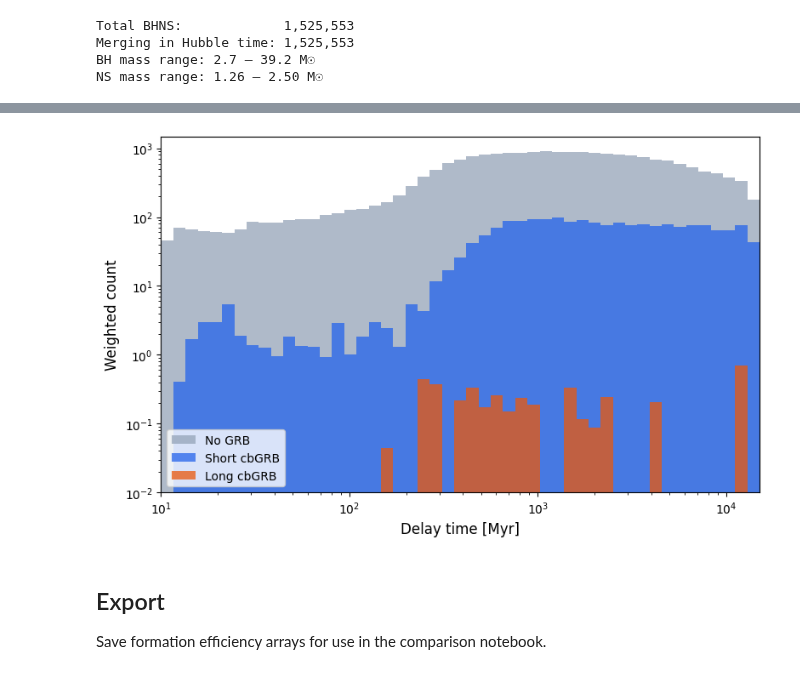
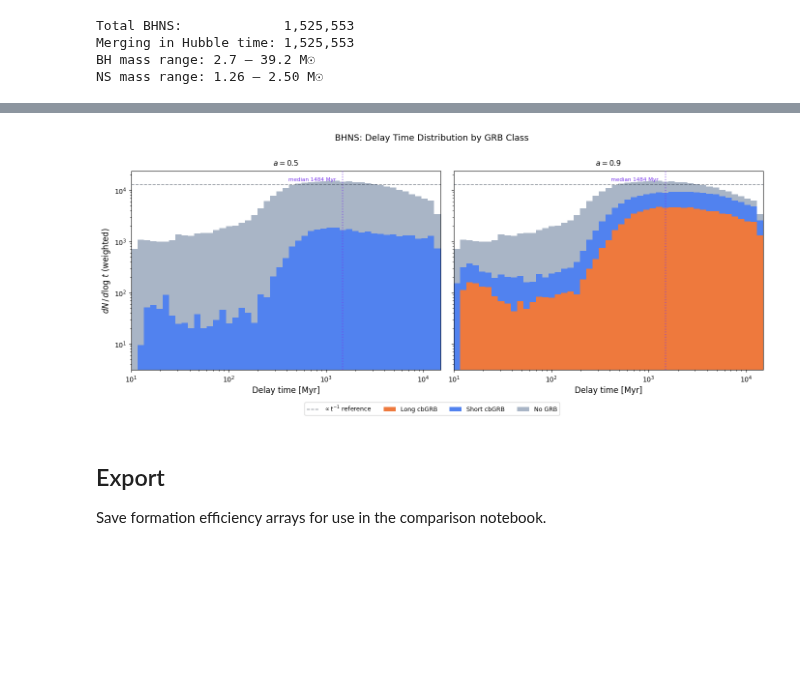
Before and after one commit to jorodgrz/GRBproject, a Jupyter notebook: GRB_BHNS.ipynb, the cells around one changed output, grey strips where cells are left out. Drawn from its saved outputs; the diff is of its cells as text; code cells hidden in the pictures; blank space fills up the shorter version.

```diff
--- a/GRB_BHNS.ipynb
+++ b/GRB_BHNS.ipynb
@@ -132,7 +190,7 @@ NS  = M_NS[mask_merging]
 w   = weights[mask_merging]
 
 results = {}  # keyed by BH spin value
-for a in [0.0, 0.5, 0.7]:
+for a in [0.0, 0.3, 0.5, 0.7, 0.9]:
     M_disk    = foucart_disk_mass(BH, NS, a_BH=a)
     no_grb    = (M_disk < 0.01)
     short_grb = (M_disk >= 0.01) & (M_disk < 0.1)
@@ -389,29 +655,67 @@ Shown for the fiducial spin `a = 0.5`; split by GRB class.
 # %%
 delay_BHNS_all = (tform + tc)[mask_merging]
-no_grb_05, short_grb_05, long_grb_05, _ = results[0.5]
 w_m = weights[mask_merging]
 
-bins = np.logspace(1, np.log10(1.5e4), 50)  # 10 Myr to ~Hubble time
+bins = np.logspace(1, np.log10(1.5e4), 50)
+dlogbins = np.diff(np.log10(bins))
 
-fig, ax = plt.subplots(figsize=(8, 5))
-ax.hist(delay_BHNS_all[no_grb_05],    bins=bins, weights=w_m[no_grb_05],
-        color='#94A3B8', alpha=0.75, label='No GRB')
-ax.hist(delay_BHNS_all[short_grb_05], bins=bins, weights=w_m[short_grb_05],
-        color='#2563EB', alpha=0.75, label='Short cbGRB')
-ax.hist(delay_BHNS_all[long_grb_05],  bins=bins, weights=w_m[long_grb_05],
-        color='#EA580C', alpha=0.75, label='Long cbGRB')
-ax.set_xscale('log')
-ax.set_xlabel('Delay time [Myr]', fontsize=12)
-ax.set_ylabel('Weighted count', fontsize=12)
-ax.set_yscale('log')
-ax.set_xlim(10, 1.5e4)
-ax.set_ylim(1e-2, None)
-ax.legend(fontsize=10, loc='lower left')
+delay_spins = [0.5, 0.9]
+fig, axes = plt.subplots(1, 2, figsize=(14, 5.5), sharey=True)
+
+for col, a_spin in enumerate(delay_spins):
+    ax = axes[col]
+    no_a, short_a, long_a, _ = results[a_spin]
+
+    cats   = [long_a, short_a, no_a]
+    colors = ['#EA580C', '#2563EB', '#94A3B8']
+    labels = ['Long cbGRB', 'Short cbGRB', 'No GRB']
+
+    counts_all = []
+    for mask in cats:
+        c, _ = np.histogram(delay_BHNS_all[mask], bins=bins, weights=w_m[mask])
+        counts_all.append(c / dlogbins)
+    counts_arr = np.array(counts_all)
+
+    bottom = np.zeros(len(bins) - 1)
+    bar_w  = np.diff(bins)
+    for i, (c, color, label) in enumerate(zip(counts_arr, colors, labels)):
+        ax.bar(bins[:-1], c, width=bar_w, bottom=bottom, align='edge',
+               color=color, alpha=0.80, label=label, zorder=2)
+        bottom += c
+
+    t_ref = np.logspace(1, np.log10(1.5e4), 100)
+    ref_level = np.median(bottom[(bins[:-1] > 100) & (bins[:-1] < 5000)])
+    ax.plot(t_ref, np.full_like(t_ref, ref_level), color='#1E293B',
+            ls='--', lw=1.2, alpha=0.5, zorder=4,
+            label=r'$\propto t^{-1}$ reference' if col == 0 else None)
+
+    med_delay = np.median(delay_BHNS_all)
+    ax.axvline(med_delay, color='#7C3AED', ls=':', lw=1.5, alpha=0.7, zorder=3)
+    ax.text(med_delay * 0.85, 0.97, f'median {med_delay:.0f} Myr',
+            fontsize=8, color='#7C3AED', ha='right', va='top',
+            transform=ax.get_xaxis_transform())
+
+    ax.set_xscale('log')
+    ax.set_yscale('log')
+    ax.set_xlim(10, 1.5e4)
+    ax.set_xlabel('Delay time [Myr]', fontsize=12)
+    if col == 0:
+        ax.set_ylabel(r'$dN\,/\,d\log\,t$ (weighted)', fontsize=12)
+    ax.set_title(f'$a = {a_spin}$', fontsize=11, pad=8)
+
+handles, lbls = axes[0].get_legend_handles_labels()
+fig.legend(handles, lbls, fontsize=9, ncol=4,
+           loc='lower center', bbox_to_anchor=(0.5, -0.06),
+           columnspacing=2.0, handlelength=2.0)
+
+fig.suptitle('BHNS: Delay Time Distribution by GRB Class',
+             fontsize=13, y=1.01)
 plt.tight_layout()
-plt.savefig('/Users/josephrodriguez/research visualization/Plots/bhns_delay_time_distribution.png', dpi=150, bbox_inches='tight')
+plt.savefig('/Users/josephrodriguez/research visualization/Plots/bhns_delay_time_distribution.png',
+            dpi=150, bbox_inches='tight')
 plt.show()
 # %% [output]
-[figure, old version]
+[figure, new version]
 # %% [markdown]
 ## Export
 
```
Also changed, not shown: parts of 19 cells of this notebook, 43 other files.
